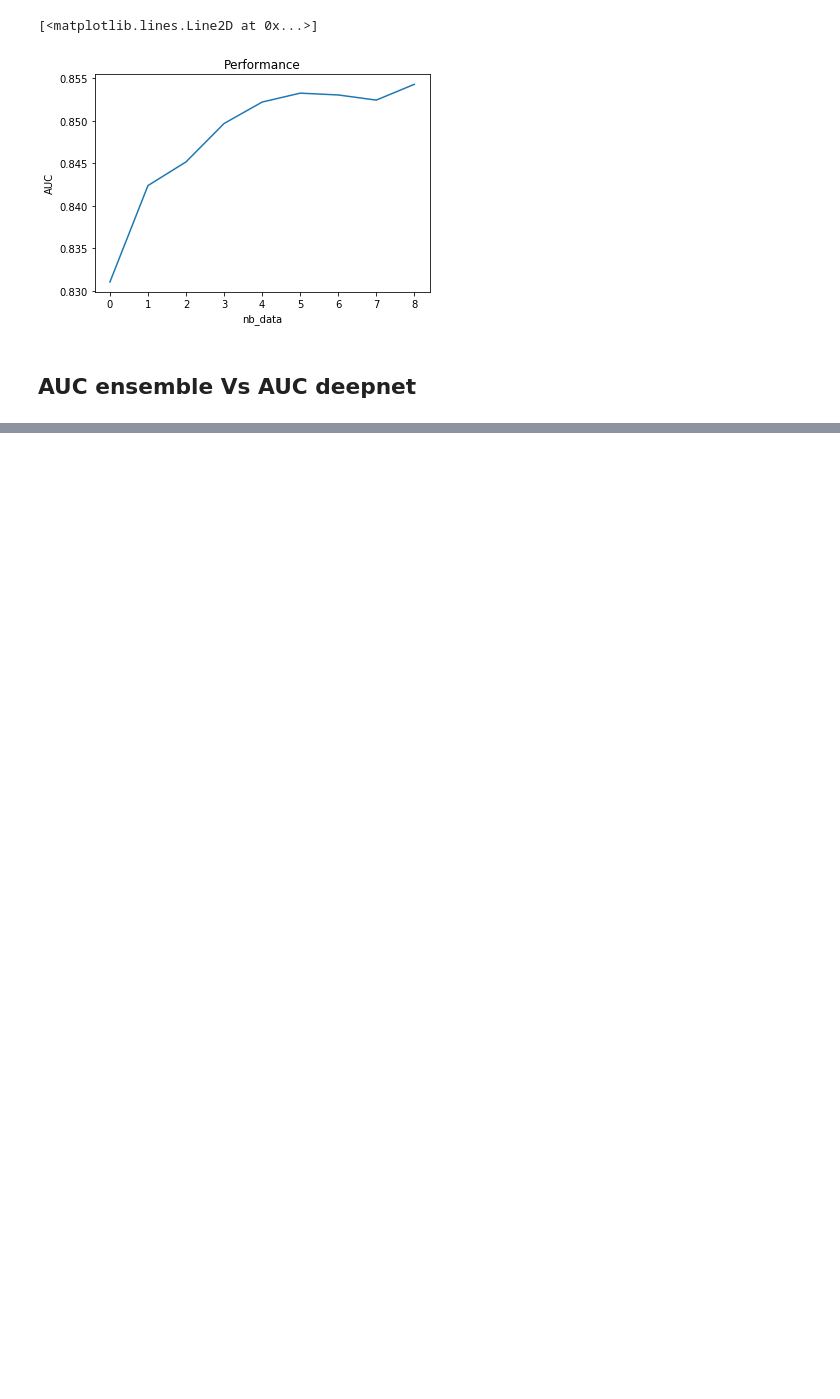
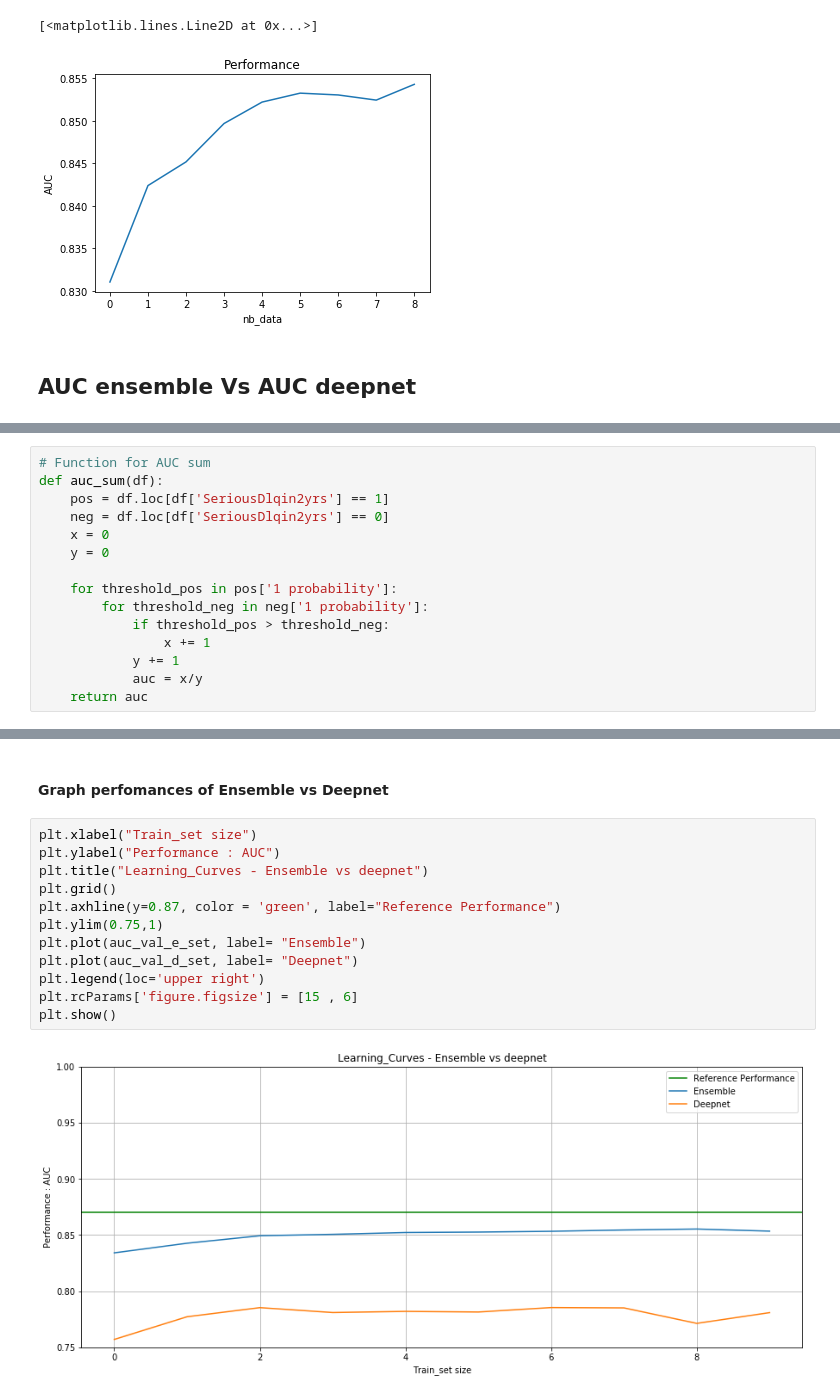
Before and after one commit to Simplon-IA-Bdx-1/give-me-some-credit-Beatrix84, a Jupyter notebook: Learning_curves.ipynb, the cells around one changed output, grey strips where cells are left out. Drawn from its saved outputs; the diff is of its cells as text; blank space fills up the shorter version.

```diff
--- a/Learning_curves.ipynb
+++ b/Learning_curves.ipynb
@@ -186,0 +578,15 @@ plt.plot(table)
+# %%
+# Function for AUC sum
+def auc_sum(df):
+    pos = df.loc[df['SeriousDlqin2yrs'] == 1]
+    neg = df.loc[df['SeriousDlqin2yrs'] == 0]
+    x = 0
+    y = 0
+
+    for threshold_pos in pos['1 probability']:
+        for threshold_neg in neg['1 probability']:
+            if threshold_pos > threshold_neg:
+                x += 1
+            y += 1
+            auc = x/y
+    return auc
@@ -186,0 +724,16 @@ plt.plot(table)
+# %% [markdown]
+#### Graph perfomances of Ensemble vs Deepnet
+# %%
+plt.xlabel("Train_set size")
+plt.ylabel("Performance : AUC")
+plt.title("Learning_Curves - Ensemble vs deepnet")
+plt.grid()
+plt.axhline(y=0.87, color = 'green', label="Reference Performance")
+plt.ylim(0.75,1)
+plt.plot(auc_val_e_set, label= "Ensemble")
+plt.plot(auc_val_d_set, label= "Deepnet")
+plt.legend(loc='upper right')
+plt.rcParams['figure.figsize'] = [15 , 6]
+plt.show()
+# %% [output]
+[figure, added]
```
Also changed, not shown: parts of 47 cells of this notebook.
